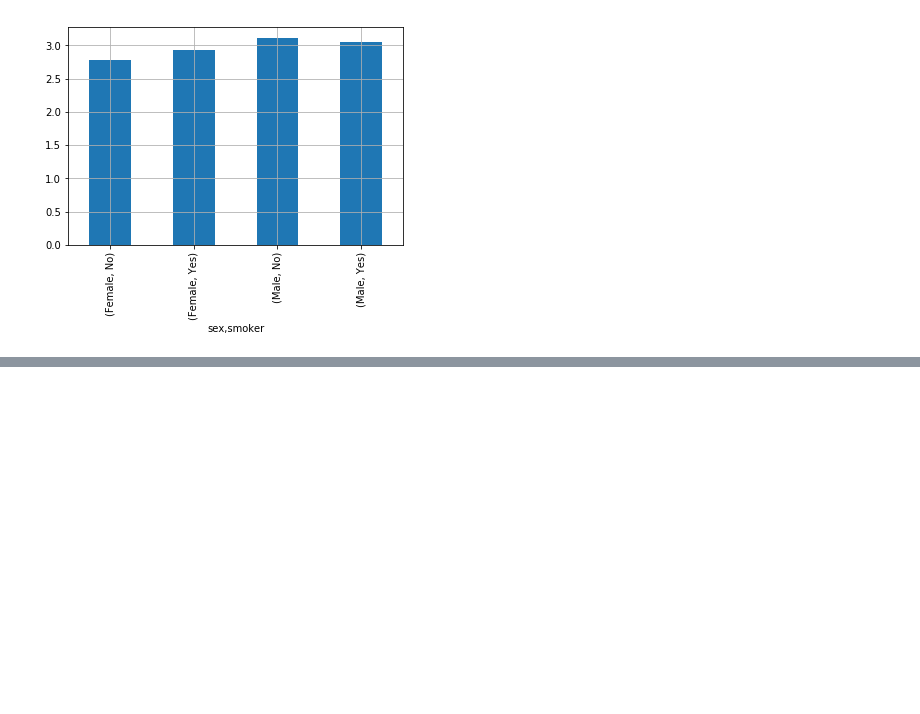
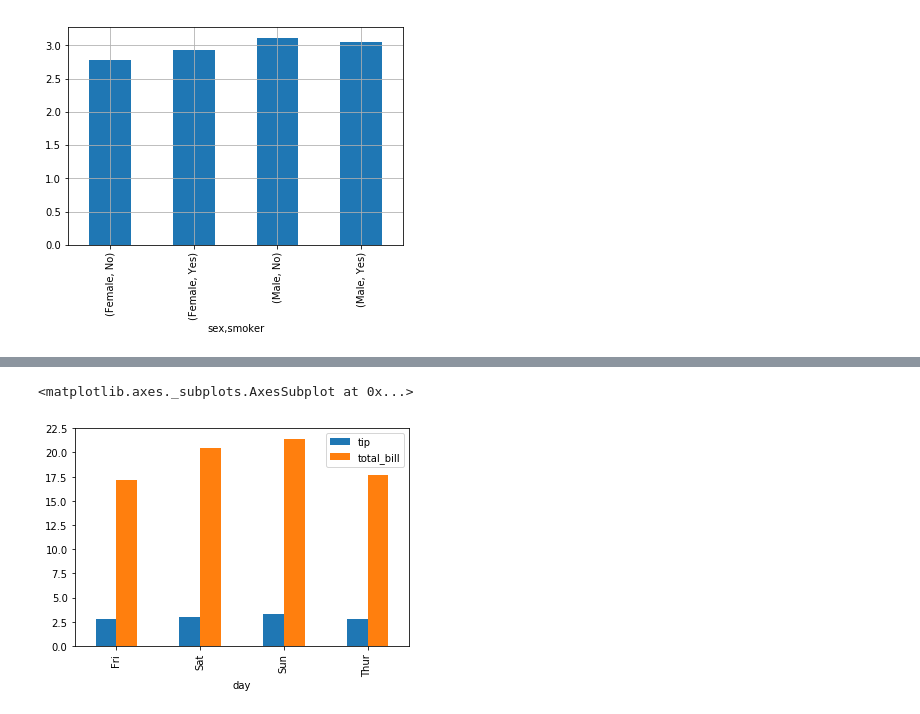
Before and after one commit to greg-kan/mlda, a Jupyter notebook: SkillFactory/unit_2/7.ipynb, the cells around one changed output, grey strips where cells are left out. Saved outputs shown, nothing was run; the diff lists cells and outputs as text; code cells hidden in the pictures; blank space fills up the shorter version.

```diff
--- a/SkillFactory/unit_2/7.ipynb
+++ b/SkillFactory/unit_2/7.ipynb
@@ -62,0 +90,7 @@ df.groupby(by = ['sex', 'smoker'])['tip'].mean().plot(kind = 'bar', grid= True)
+# %%
+df.pivot_table(values = ['total_bill', 'tip'],
+               index = 'day',
+               aggfunc = 'mean').plot(kind = 'bar')
+# %% [output]
+<matplotlib.axes._subplots.AxesSubplot at 0x...>
+[figure, added]
```
Also changed, not shown: parts of 23 cells of this notebook.
